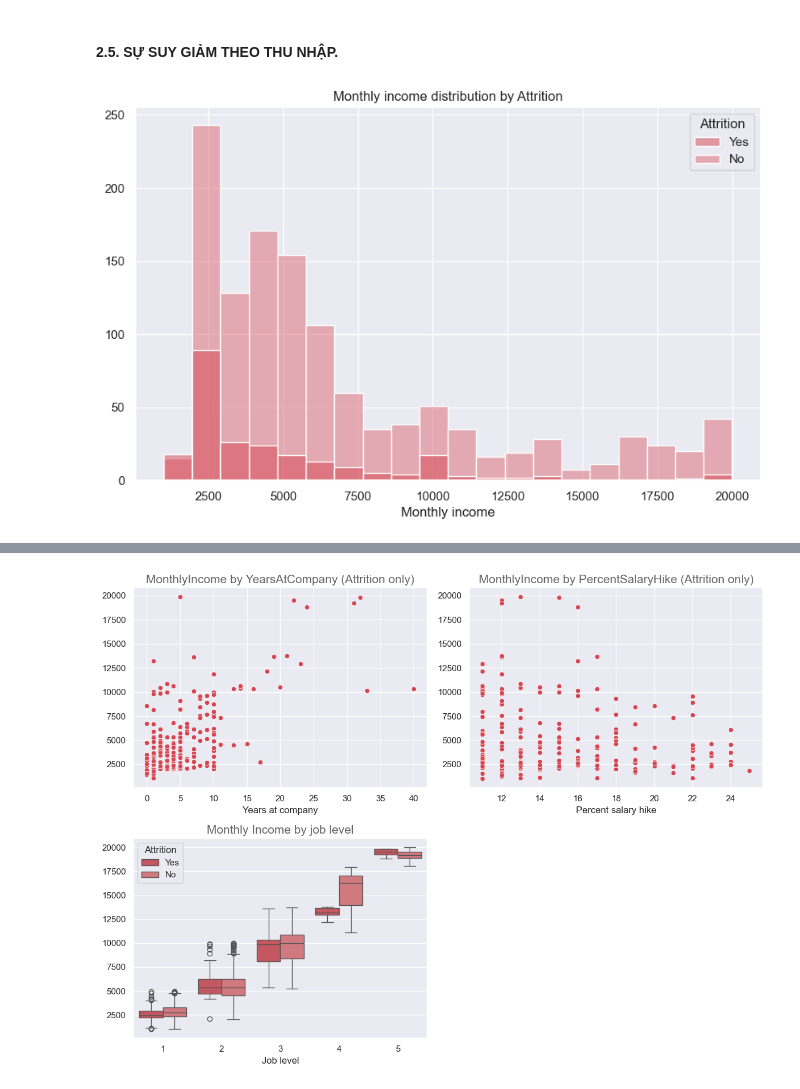
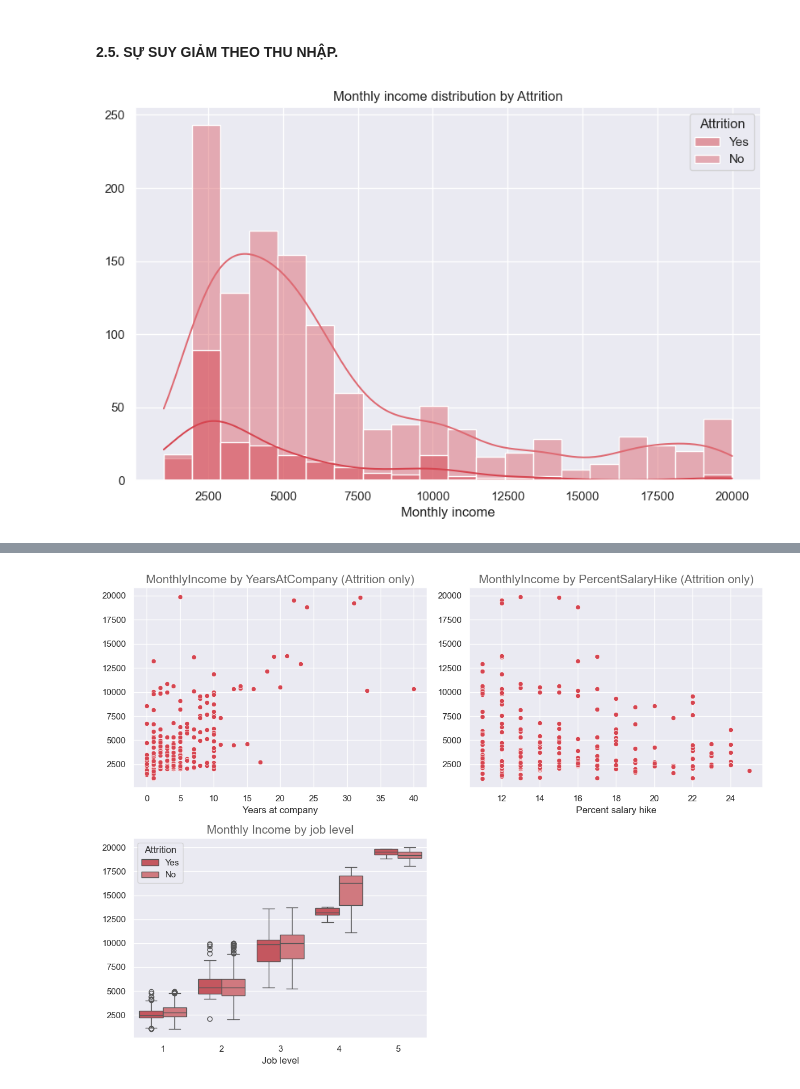
Before and after one commit to daominhthuan42/mindx-data-analytics-bootcamp, a Jupyter notebook: 00_MODULE_1/FINAL_PROJECT/02_PYTHON/FINAL_PROJECT.ipynb, the cells around one changed output, grey strips where cells are left out. Drawn from its saved outputs; the diff is of its cells as text; code cells hidden in the pictures.

```diff
--- a/00_MODULE_1/FINAL_PROJECT/02_PYTHON/FINAL_PROJECT.ipynb
+++ b/00_MODULE_1/FINAL_PROJECT/02_PYTHON/FINAL_PROJECT.ipynb
@@ -609,10 +631,10 @@ p - value: 0.0005563004510387556
 #### <b> 2.5. SỰ SUY GIẢM THEO THU NHẬP.
 # %%
 plt.figure(figsize=(10, 6))
-sns.histplot(data=df, x = "MonthlyIncome", hue="Attrition", palette = ['#d64550', '#de6a73']);
+sns.histplot(data=df, x = "MonthlyIncome", hue="Attrition", palette = ['#d64550', '#de6a73'], kde=True);
 plt.title("Monthly income distribution by Attrition")
 plt.xlabel('Monthly income')
 plt.ylabel("")
 plt.show()
 # %% [output]
-[figure, old version]
+[figure, new version]
```
Also changed, not shown: parts of 16 cells of this notebook.
